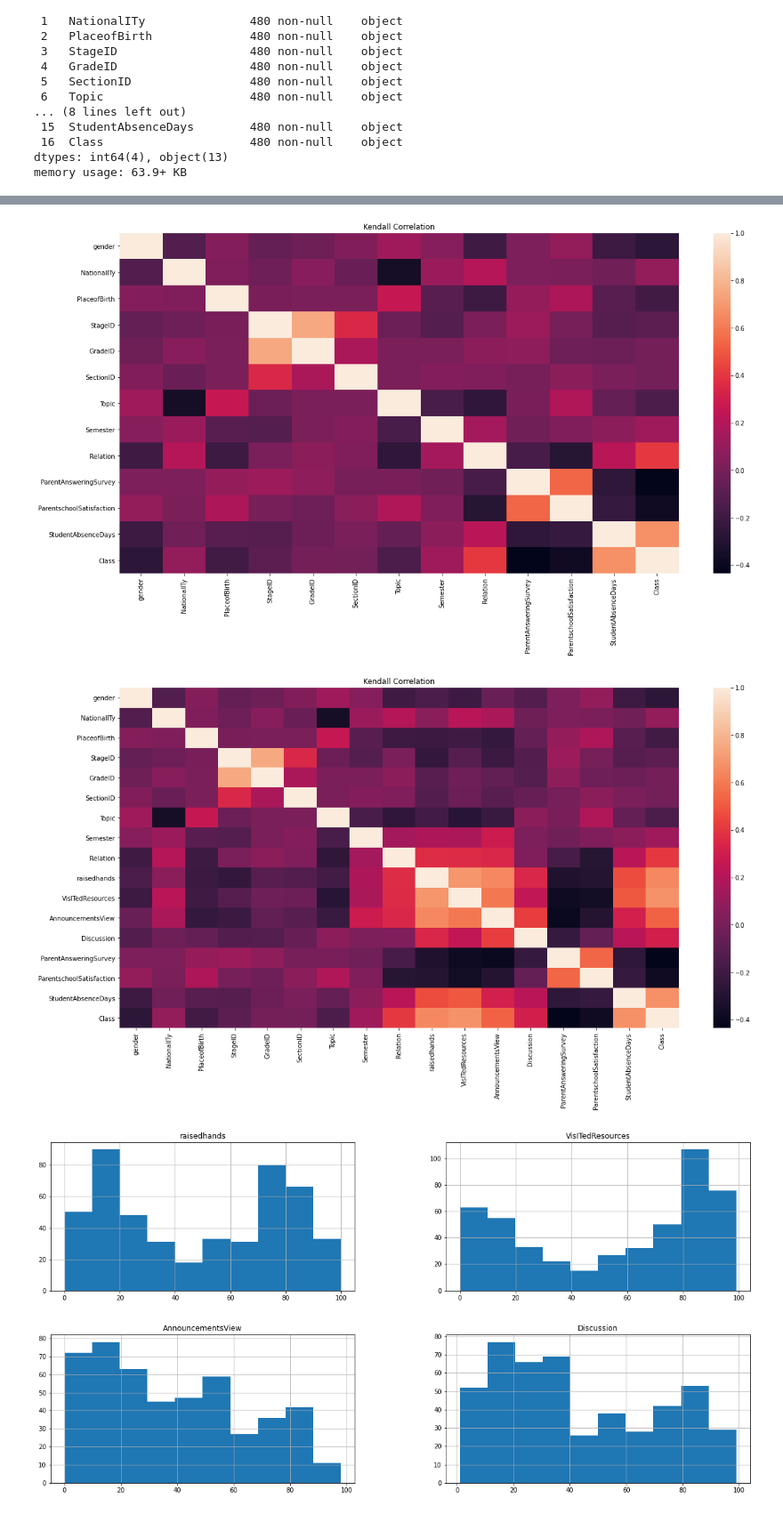
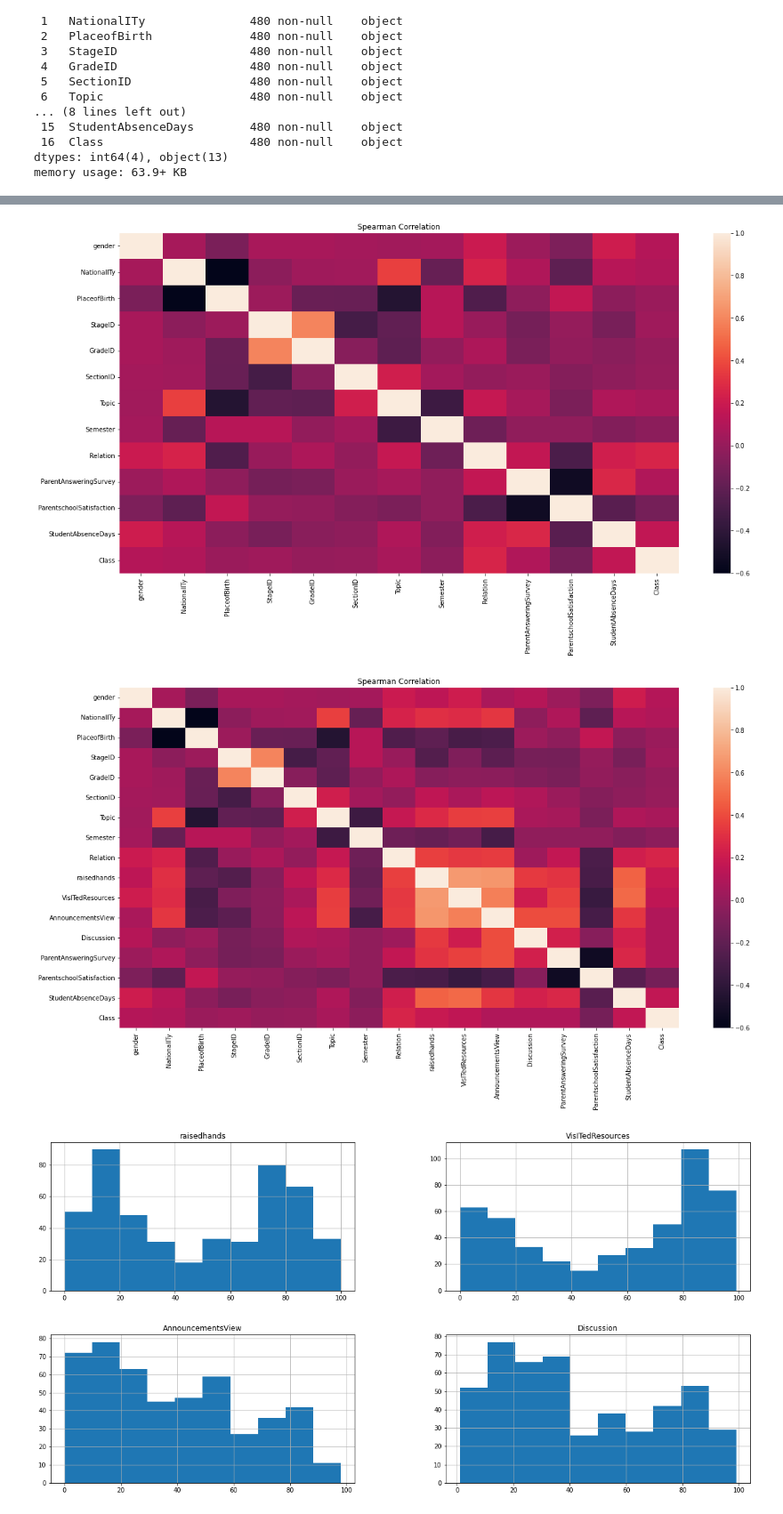
Before and after one commit to vanhalen42/student_academic_performance, a Jupyter notebook: categorical_analysis.ipynb, the cells around one changed output, grey strips where cells are left out. Shown at 89% size. Saved outputs shown, nothing was run; the diff lists cells and outputs as text; code cells hidden in the pictures.

Commit message:
Added categorical correlation and Mann-Whitney

```diff
--- a/categorical_analysis.ipynb
+++ b/categorical_analysis.ipynb
@@ -102,18 +102,18 @@ data_categorical.head()
 # %%
 # plot kendall correlation
 plt.figure(figsize=(20, 10))
-sns.heatmap(df_categorical.corr())
-plt.title('Kendall Correlation')
+sns.heatmap(df_categorical.corr(method="spearman"))
+plt.title('Spearman Correlation')
 plt.show()
 
 # plot kendall correlation
 plt.figure(figsize=(20, 10))
-sns.heatmap(df5_numeric.corr())
-plt.title('Kendall Correlation')
+sns.heatmap(df5_numeric.corr(method="spearman"))
+plt.title('Spearman Correlation')
 plt.show()
 # %% [output]
-[figure, old version]
+[figure, new version]
-[figure, old version]
+[figure, new version]
 # %%
 # plot histogram of numeric data
 data_numeric.hist(figsize=(20, 10))
```
Also changed, not shown: parts of 18 cells of this notebook, 3 other files.
